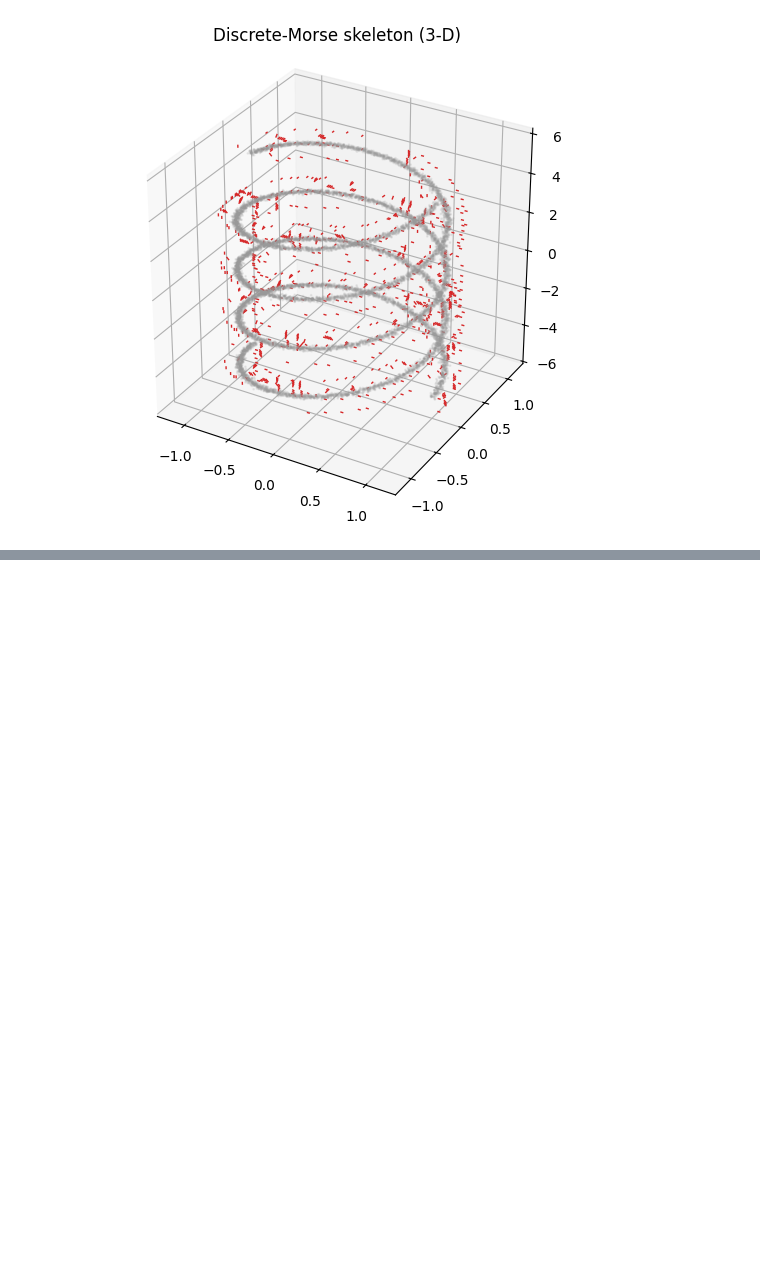
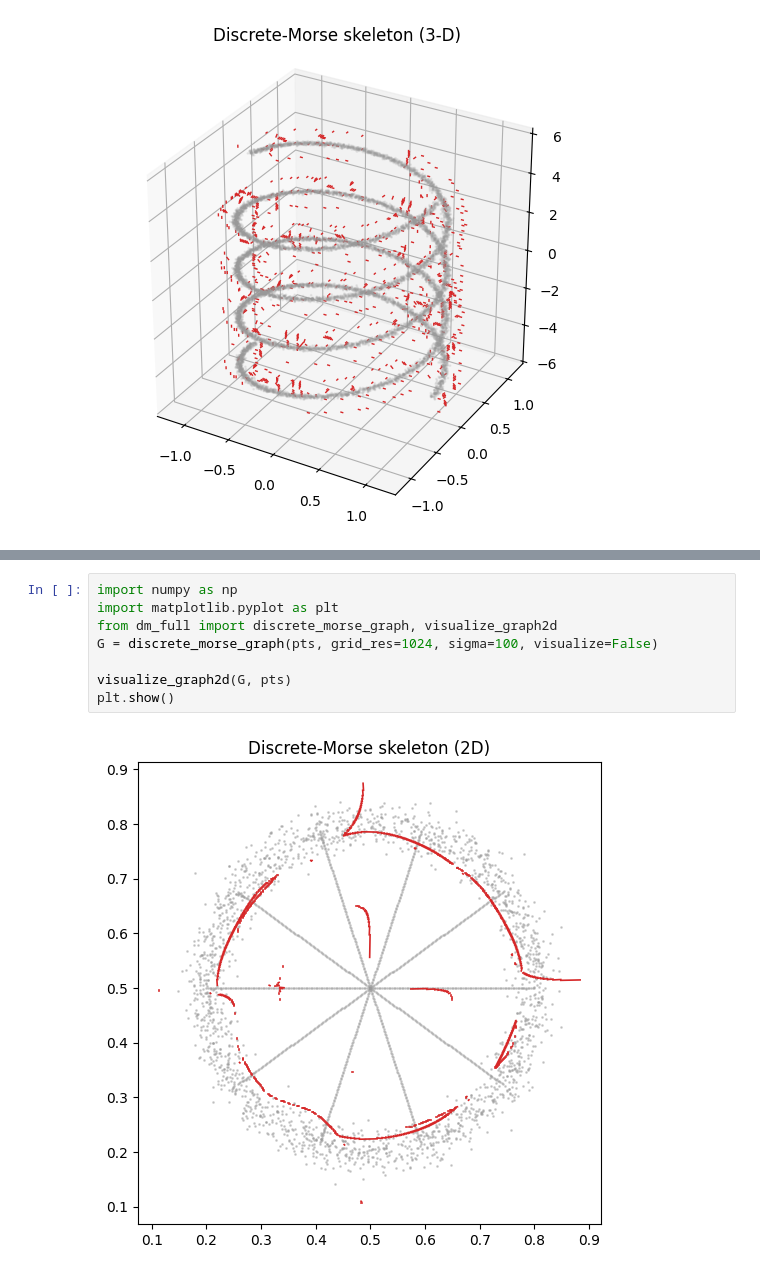
Before and after one commit to Kaf1018Zhang/Topo_Persp_Repr_SAE, a Jupyter notebook: test.ipynb, the cells around one changed output, grey strips where cells are left out. Cells and saved outputs as stored; diff of their text form; blank space fills up the shorter version.

```diff
--- a/test.ipynb
+++ b/test.ipynb
@@ -491,0 +520,10 @@ AttributeError: 'gudhi.cubical_complex.CubicalComplex' object has no attribute '
+# %%
+import numpy as np
+import matplotlib.pyplot as plt
+from dm_full import discrete_morse_graph, visualize_graph2d
+G = discrete_morse_graph(pts, grid_res=1024, sigma=100, visualize=False)
+
+visualize_graph2d(G, pts)
+plt.show()
+# %% [output]
+[figure, added]
```
Also changed, not shown: parts of 8 cells of this notebook, 5 other files.
